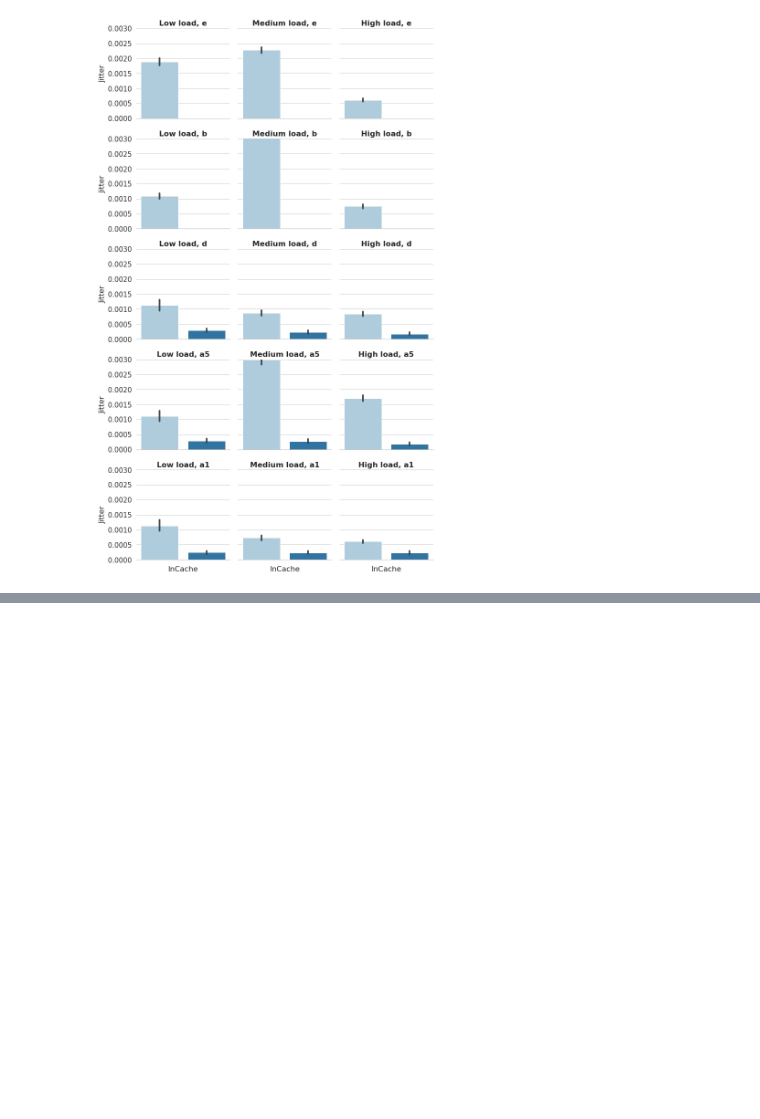
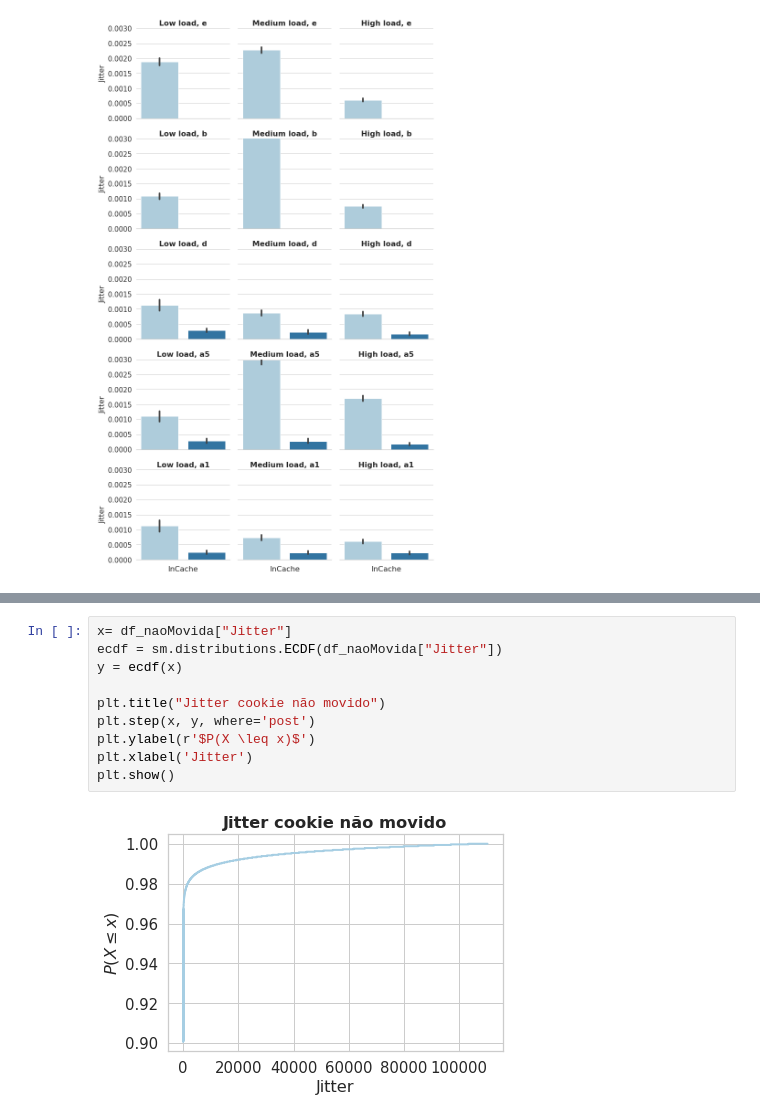
Before and after one commit to pedrobellotti/iperftestes, a Jupyter notebook: Simulacao/NovoArtigo/analisePing.ipynb, the cells around one changed output, grey strips where cells are left out. Cells and saved outputs as stored; diff of their text form; blank space fills up the shorter version.

```diff
--- a/Simulacao/NovoArtigo/analisePing.ipynb
+++ b/Simulacao/NovoArtigo/analisePing.ipynb
@@ -212,0 +168,12 @@ dfCache.head()
+# %%
+x= df_naoMovida["Jitter"]
+ecdf = sm.distributions.ECDF(df_naoMovida["Jitter"])
+y = ecdf(x)
+
+plt.title("Jitter cookie não movido")
+plt.step(x, y, where='post')
+plt.ylabel(r'$P(X \leq x)$')
+plt.xlabel('Jitter')
+plt.show()
+# %% [output]
+[figure, added]
```
Also changed, not shown: parts of 15 cells of this notebook, 2 other files.
